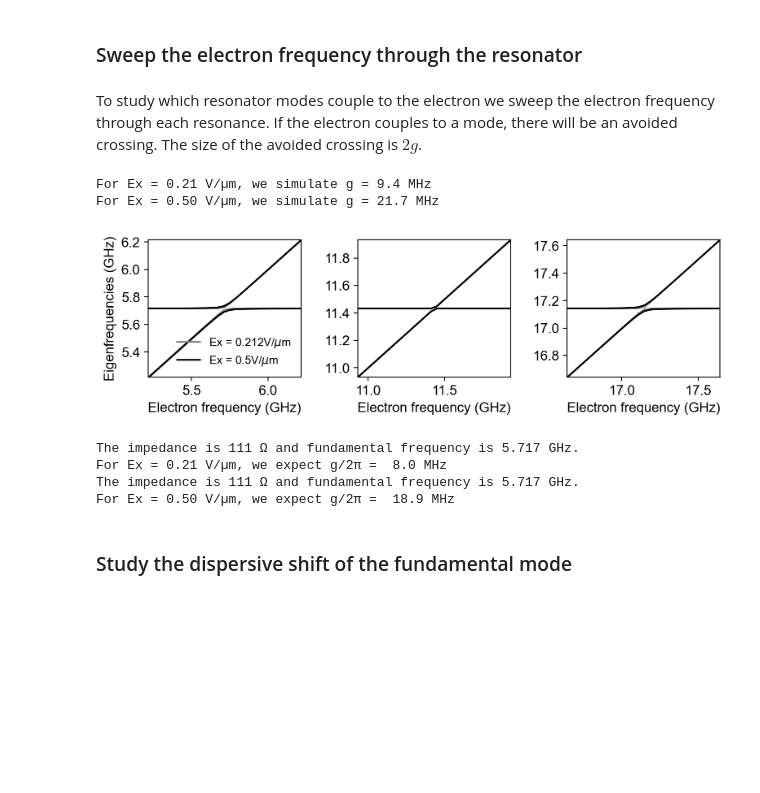
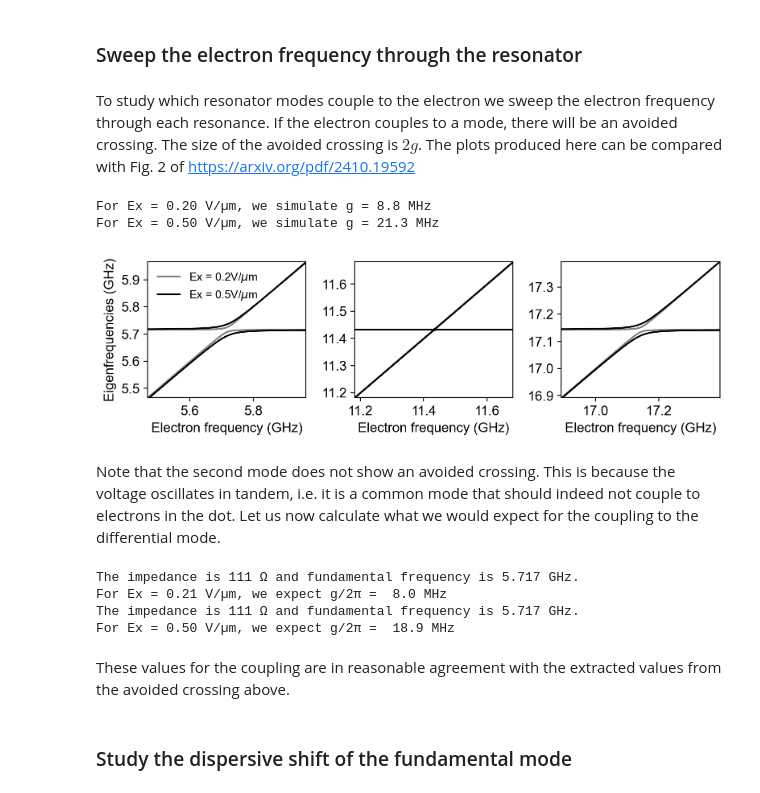
Before and after one commit to gkoolstra/quantum_electron, a Jupyter notebook: examples/97_transmission_line.ipynb, the cells around one changed output. Drawn from its saved outputs; the diff is of its cells as text; code cells hidden in the pictures; blank space fills up the shorter version.

```diff
--- a/examples/97_transmission_line.ipynb
+++ b/examples/97_transmission_line.ipynb
@@ -1020,14 +1057,16 @@ evecs, evals = diagonalize_this(**params, plot=True)
 ### Sweep the electron frequency through the resonator
 # %% [markdown]
 To study which resonator modes couple to the electron we sweep the electron frequency through each resonance. If the electron couples to a mode, there will be an avoided crossing. The size of the avoided crossing is $2g$.
+The plots produced here can be compared with Fig. 2 of https://arxiv.org/pdf/2410.19592
 # %%
-electron_freqs = np.linspace(1e9, 20e9, 501)
+electron_freqs = np.linspace(1e9, 20e9, 2001)
 
 max_modes = 6
 eigenfrequencies = np.zeros((len(electron_freqs), max_modes))
 fig, ax = plt.subplots(1, 3, figsize=(8., 2.5))
 
-for Ex, color in zip([0.212e6, 0.50e6], ['gray', 'black']):
+# This loops over two values of the electric field at the location of the electron. Larger Ex results in stronger coupling.
+for Ex, color in zip([0.2e6, 0.50e6], ['gray', 'black']):
 
     params = {"dx_um" : 20,
               "total_length_mm" : 2,
@@ -1048,37 +1087,40 @@ for Ex, color in zip([0.212e6, 0.50e6], ['gray', 'black']):
 
     for k in range(0,2):
         label = "" if k == 0 else f"Ex = {Ex/1e6}V/$\mu$m"
         ax[0].plot(electron_freqs/1e9, eigenfrequencies[:, k]/1e9, color=color, label=label)
         ax[0].set_ylim(electron_freqs.min()/1e9, electron_freqs.max()/1e9)
 
     ax[0].legend(loc=0, frameon=False, prop={"size" : 10})
 
     # Estimate g from the minimum distance.
     print(f"For Ex = {Ex/1e6:0.2f} V/µm, we simulate g = {0.5 * np.min(eigenfrequencies[:, 1] - eigenfrequencies[:, 0]) / 1e6 :.1f} MHz")
 
     for k in range(6):
         label = "" if k == 0 else f"Ex = {Ex/1e6}V/$\mu$m"
         ax[1].plot(electron_freqs/1e9, eigenfrequencies[:, k]/1e9, color=color, label=label)
 
     for k in range(6):
         label = "" if k == 0 else f"Ex = {Ex/1e6}V/$\mu$m"
         ax[2].plot(electron_freqs/1e9, eigenfrequencies[:, k]/1e9, color=color, label=label)
 
     bare_freqs = eigenfrequencies[-1, :3]
     for k in range(3):
         ax[k].set_xlabel("Electron frequency (GHz)")
 
-        zoom = 1e9
+        zoom = 0.5e9
         ax[k].set_xlim((bare_freqs[k] - zoom/2)/1e9, (bare_freqs[k] + zoom/2)/1e9)
         ax[k].set_ylim((bare_freqs[k] - zoom/2)/1e9, (bare_freqs[k] + zoom/2)/1e9)
 
     ax[0].set_ylabel("Eigenfrequencies (GHz)")
 
     fig.tight_layout()
 # %% [output]
-For Ex = 0.21 V/µm, we simulate g = 9.4 MHz
-For Ex = 0.50 V/µm, we simulate g = 21.7 MHz
+For Ex = 0.20 V/µm, we simulate g = 8.8 MHz
+For Ex = 0.50 V/µm, we simulate g = 21.3 MHz
-[figure, old version]
+[figure, new version]
+# %% [markdown]
+Note that the second mode does not show an avoided crossing. This is because the voltage oscillates in tandem, i.e. it is a common mode that should indeed not couple to electrons in the dot.
+Let us now calculate what we would expect for the coupling to the differential mode.
 # %%
 unit_cells = params['total_length_mm'] / (params['dx_um'] * 1e-3)
 dx = params['dx_um'] * 1e-6
@@ -1097,6 +1139,8 @@ The impedance is 111 Ω and fundamental frequency is 5.717 GHz.
 For Ex = 0.21 V/µm, we expect g/2π =  8.0 MHz
 The impedance is 111 Ω and fundamental frequency is 5.717 GHz.
 For Ex = 0.50 V/µm, we expect g/2π =  18.9 MHz
+# %% [markdown]
+These values for the coupling are in reasonable agreement with the extracted values from the avoided crossing above.
 # %% [markdown]
 ### Study the dispersive shift of the fundamental mode
 # %% [markdown]
```
Also changed, not shown: parts of 33 cells of this notebook, 6 other files.
